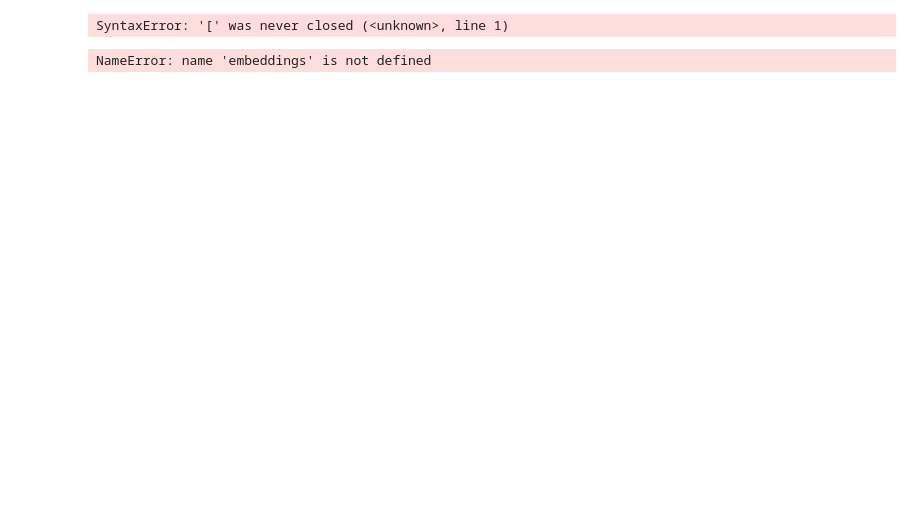
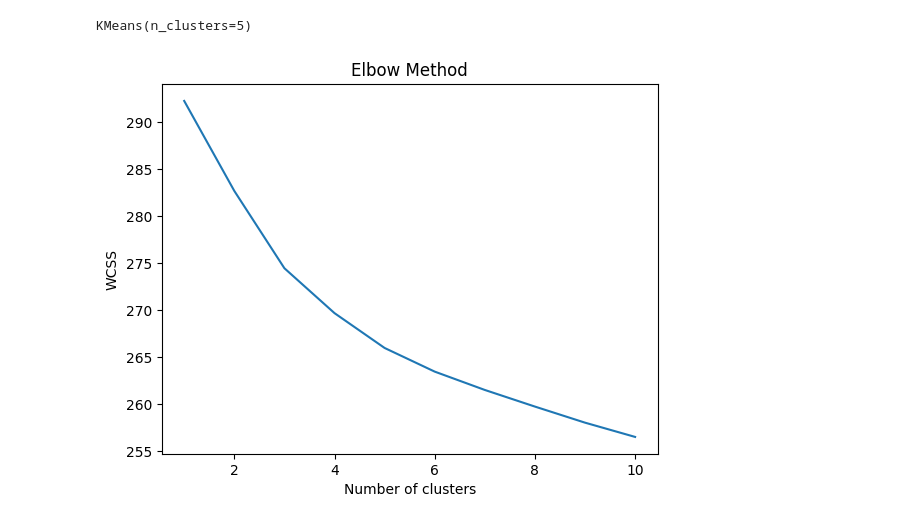
Before and after one commit to pabloferre/innk_dw_dev, a Jupyter notebook: working-nb.ipynb, the cells around one changed output. Saved outputs shown, nothing was run; the diff lists cells and outputs as text; code cells hidden in the pictures; blank space fills up the shorter version.

Commit message:
t_idea

```diff
--- a/working-nb.ipynb
+++ b/working-nb.ipynb
@@ -7,30 +14,44 @@ from dotenv import load_dotenv
 load_dotenv()
 path_to_drive = os.environ.get('path_to_drive')
 # %%
-df = pd.read_excel(path_to_drive + r'df_embedded.xlsx')
+df = pd.read_parquet(path_to_drive + r'temp_ideas_embe_117_processed.parquet')
 # %%
 company_id = 117 # 94 is the company_id for 'Metro medellin' company_db_id = 117
 df = df.loc[df.loc[:,'company_id']==company_id]
 # %%
-df['ada_embedded'] = df['ada_embedded'].apply(lambda x: ast.literal_eval(x))
-embeddings = df['ada_embedded'].tolist()
-embeddings = np.array(embeddings)
 
-embedding_dims = [len(embedding) for embedding in embeddings]
+embeddings_name = df['name_embedded'].tolist()
+embeddings_name  = np.array(embeddings_name )
 
-if len(set(embedding_dims)) > 1:
-    print("Inconsistent embedding dimensions!")
-else:
-    print("All embeddings have the dimension:", embedding_dims[0])
+def check_dim(embeddings):
+    embedding_dims = [len(embedding) for embedding in embeddings]
+
+    if len(set(embedding_dims)) > 1:
+        print("Inconsistent embedding dimensions!")
+    else:
+        print("All embeddings have the dimension:", embedding_dims[0])
-# %% [output]
-SyntaxError: '[' was never closed (<unknown>, line 1)
-# %%
-type(embeddings[1171])
-# %% [output]
-NameError: name 'embeddings' is not defined
 # %%
 from sklearn.cluster import KMeans
 
 num_clusters = 5
-lm = KMeans(n_clusters=num_clusters)
-km.fit(embeddings)
+km = KMeans(n_clusters=num_clusters)
+km.fit(embeddings_name)
+# %% [output]
+KMeans(n_clusters=5)
+# %%
+
+wcss = []
+max_clusters = 10  # Example max number. You can adjust this based on your needs.
+
+for i in range(1, max_clusters + 1):
+    kmeans = KMeans(n_clusters=i, init='k-means++', random_state=42)
+    kmeans.fit(embeddings_name )
+    wcss.append(kmeans.inertia_)
+
+plt.plot(range(1, max_clusters + 1), wcss)
+plt.title('Elbow Method')
+plt.xlabel('Number of clusters')
+plt.ylabel('WCSS')
+plt.show()
+# %% [output]
+[figure, added]
```
Also changed, not shown: parts of 12 cells of this notebook, 1 other file.
